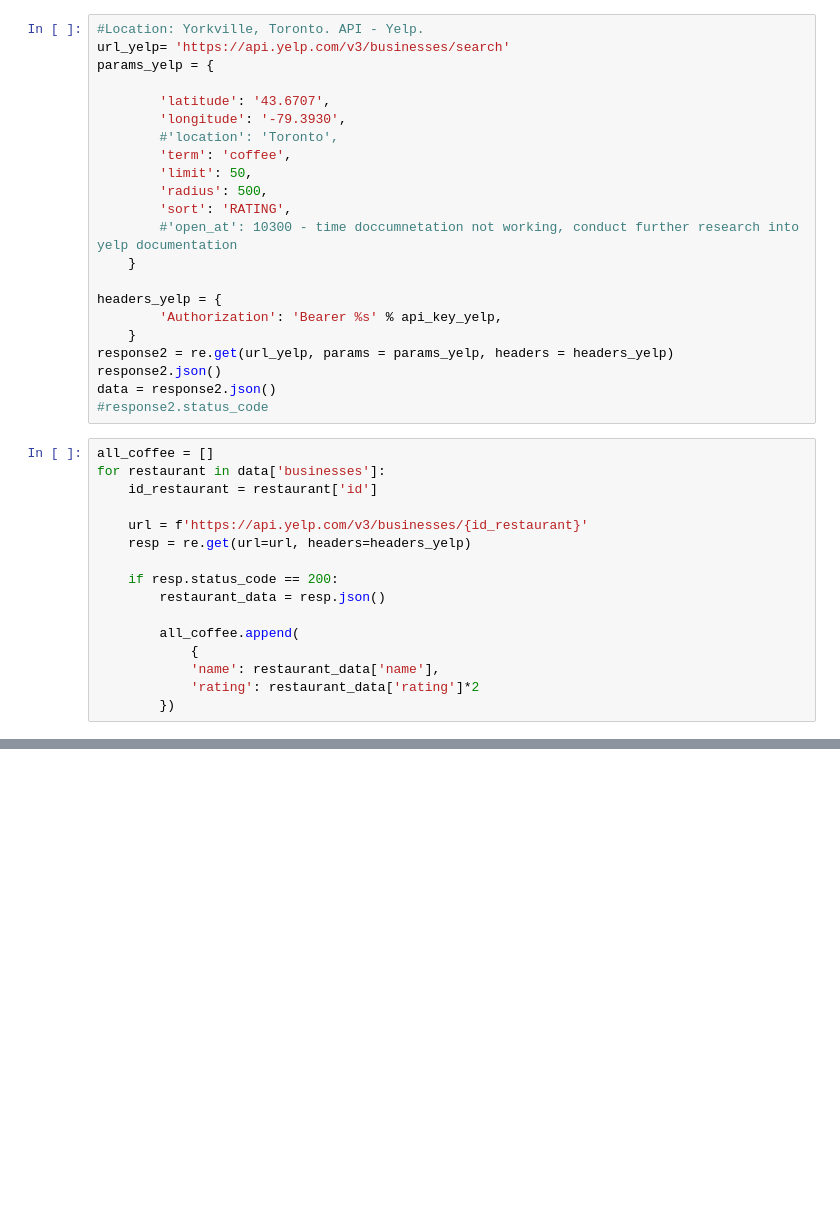
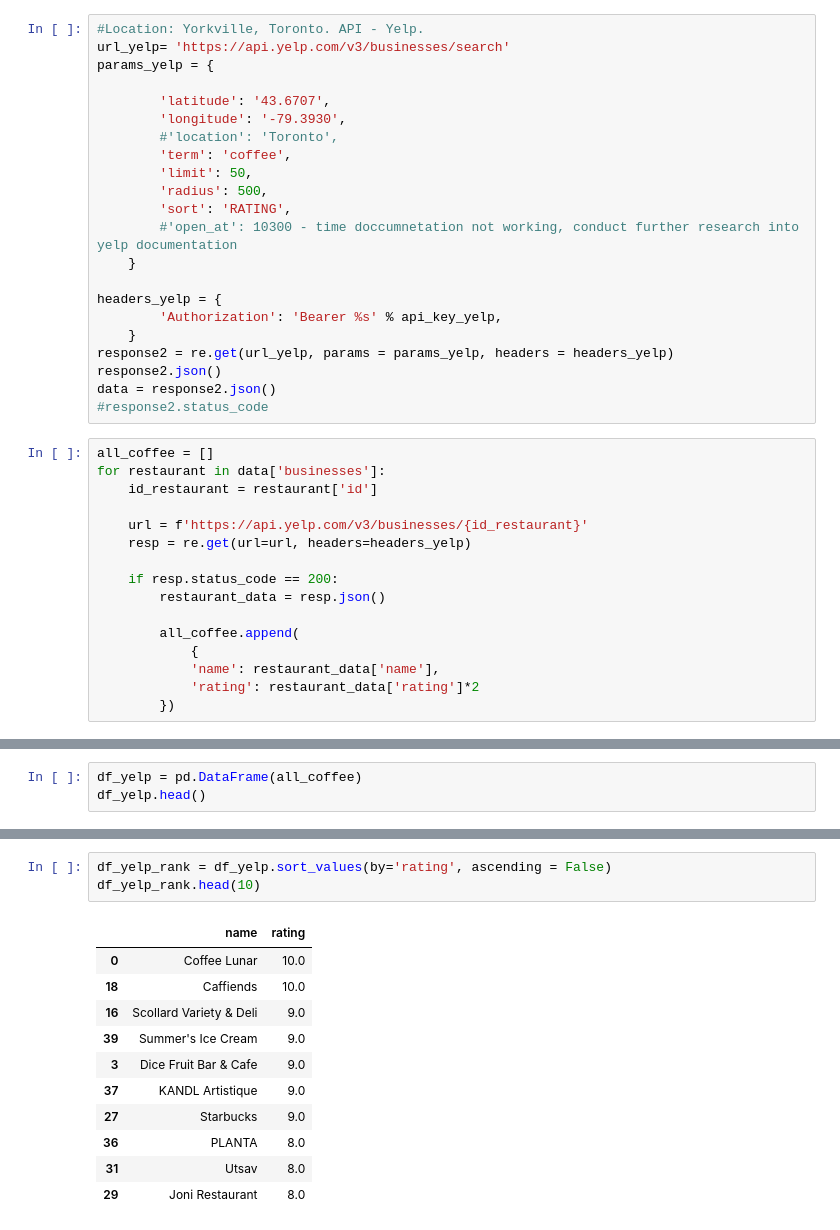
Before and after one commit to g-ath/API-Experiment-Coffee-Shop-Rankings-in-Toronto, a Jupyter notebook: Yelp_API_COFFEE.ipynb, the cells around one changed output, grey strips where cells are left out. Drawn from its saved outputs; the diff is of its cells as text; blank space fills up the shorter version.

```diff
--- a/Yelp_API_COFFEE.ipynb
+++ b/Yelp_API_COFFEE.ipynb
@@ -49,0 +55,3 @@ for restaurant in data['businesses']:
+# %%
+df_yelp = pd.DataFrame(all_coffee)
+df_yelp.head()
@@ -49,0 +65,15 @@ for restaurant in data['businesses']:
+# %%
+df_yelp_rank = df_yelp.sort_values(by='rating', ascending = False)
+df_yelp_rank.head(10)
+# %% [output]
+|  | name | rating |
+| 0 | Coffee Lunar | 10.0 |
+| 18 | Caffiends | 10.0 |
+| 16 | Scollard Variety & Deli | 9.0 |
+| 39 | Summer's Ice Cream | 9.0 |
+| 3 | Dice Fruit Bar & Cafe | 9.0 |
+| 37 | KANDL Artistique | 9.0 |
+| 27 | Starbucks | 9.0 |
+| 36 | PLANTA | 8.0 |
+| 31 | Utsav | 8.0 |
+| 29 | Joni Restaurant | 8.0 |
```
Also changed, not shown: parts of 3 cells of this notebook.
